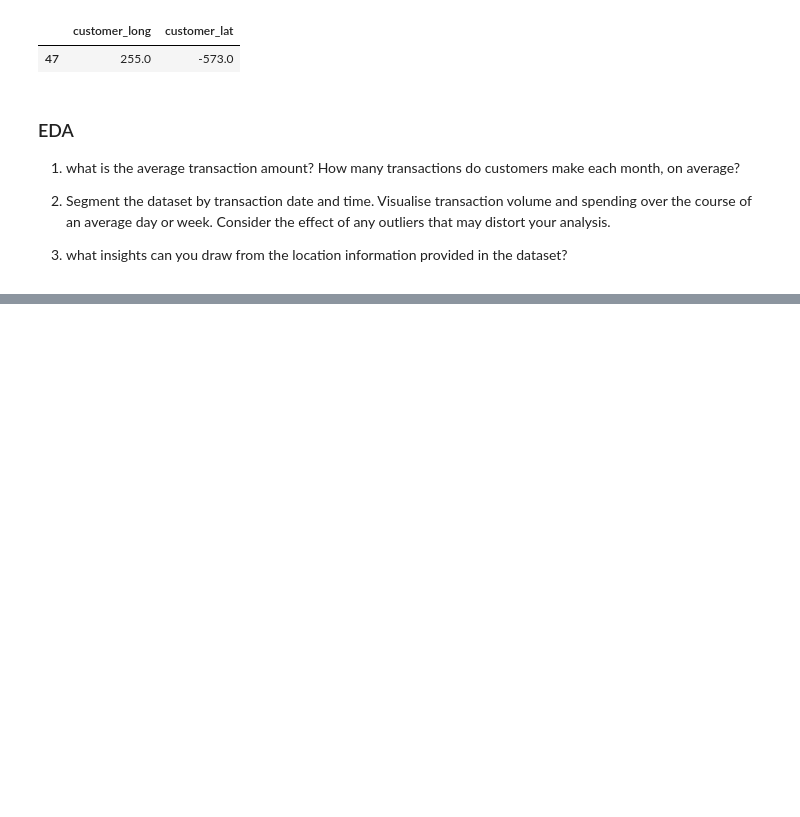
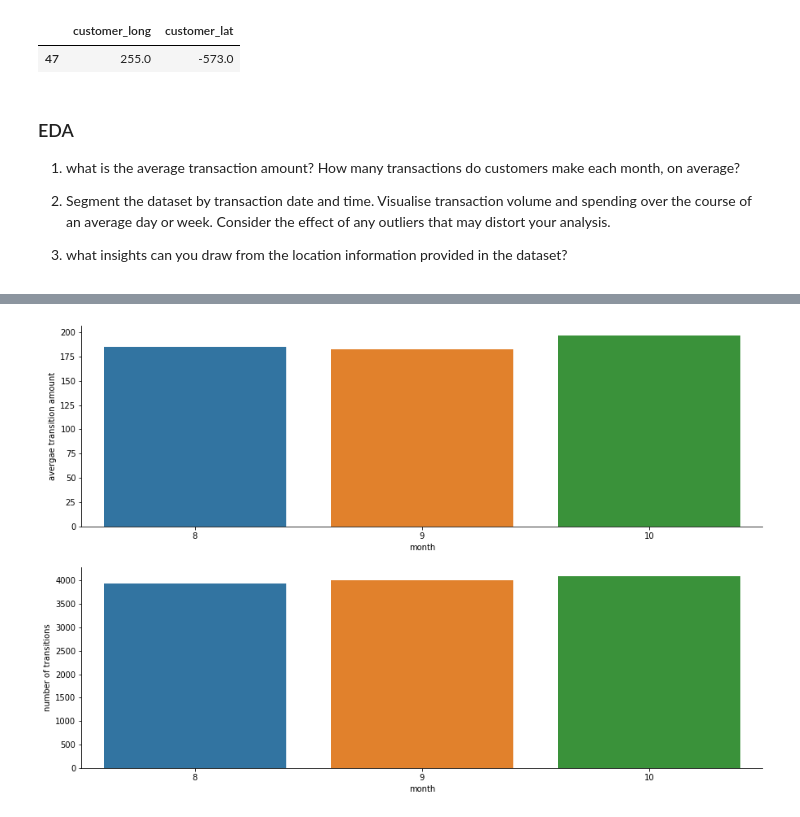
Before and after one commit to Sophie-Cui/ANZ-Data, a Jupyter notebook: ANZ.ipynb, the cells around one changed output, grey strips where cells are left out. Cells and saved outputs as stored; diff of their text form; code cells hidden in the pictures; blank space fills up the shorter version.

```diff
--- a/ANZ.ipynb
+++ b/ANZ.ipynb
@@ -367,0 +347,16 @@ df_clean.to_csv('data/df_clean.csv', index = False)
+# %%
+# by month
+temp = df_clean.groupby(df.extraction.dt.month).amount.agg(['mean', 'count']).reset_index()
+plt.figure(figsize = (15, 10))
+plt.subplot(211)
+sns.barplot(x = 'extraction', y='mean', data=temp);
+plt.ylabel('avergae transition amount')
+plt.xlabel('month')
+sns.despine();
+plt.subplot(212)
+sns.barplot(x = 'extraction', y='count', data=temp);
+plt.ylabel('number of transitions')
+plt.xlabel('month')
+sns.despine();
+# %% [output]
+[figure, added]
```
Also changed, not shown: parts of 11 cells of this notebook, 3 other files.
